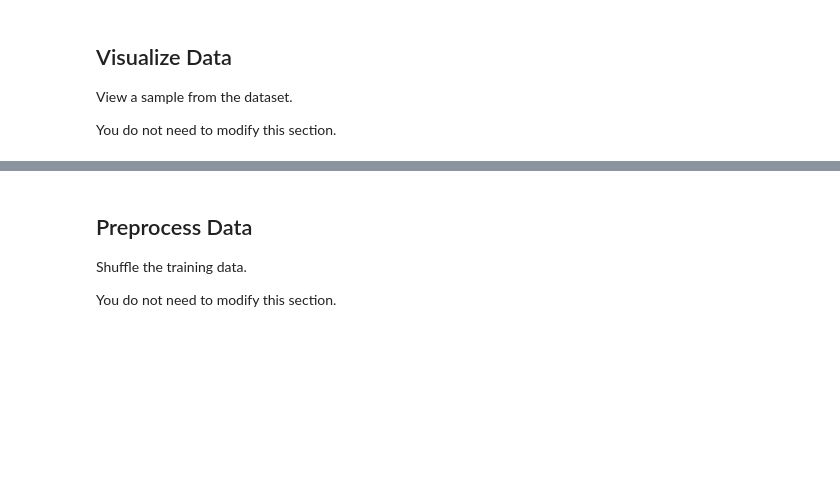
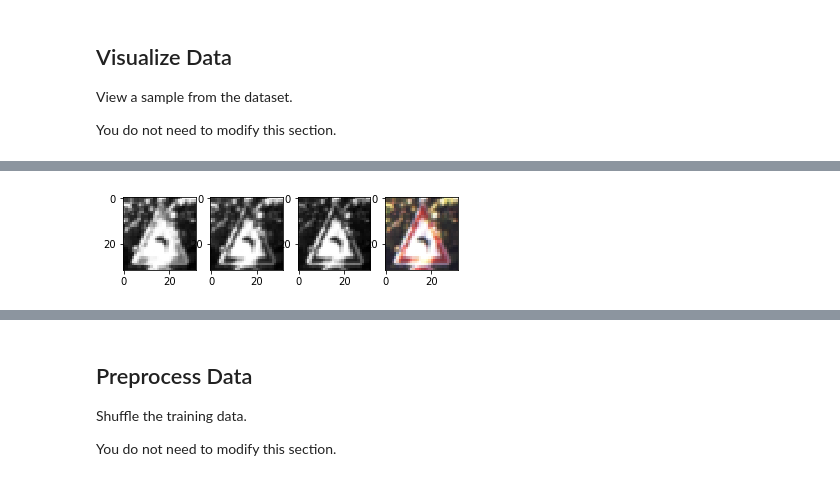
Before and after one commit to autohandle/TrafficSignClassifierProject, a Jupyter notebook: LeNet-Lab-Solution.ipynb, the cells around one changed output, grey strips where cells are left out. Drawn from its saved outputs; the diff is of its cells as text; code cells hidden in the pictures; blank space fills up the shorter version.

Commit message:
trained

```diff
--- a/LeNet-Lab-Solution.ipynb
+++ b/LeNet-Lab-Solution.ipynb
@@ -135,0 +136,88 @@ plot_images(X_train[index:index+9], y_train[index:index+9])
+# %%
+import cv2
+
+def convertToGrayscale(image):
+    """Applies the Grayscale transform
+    This will return an image with only one color channel
+    but NOTE: to see the returned image as grayscale
+    (assuming your grayscaled image is called 'gray')
+    you should call plt.imshow(gray, cmap='gray')"""
+    # return cv2.cvtColor(img, cv2.COLOR_RGB2GRAY)
+    # Or use BGR2GRAY if you read an image with cv2.imread()
+    return cv2.cvtColor(image.copy(), cv2.COLOR_BGR2GRAY)
+
+def findCannyEdges(img, low_threshold, high_threshold):
+    """Applies the Canny transform"""
+    return cv2.Canny(img, low_threshold, high_threshold)
+
+def findHoughLines(img, rho, theta, threshold, min_line_len, max_line_gap):
+    """
+    `img` should be the output of a Canny transform.
+
+    Returns an image with hough lines drawn.
+    """
+    #Python: cv2.HoughLinesP(image, rho, theta, threshold[, lines[, minLineLength[, maxLineGap]]]) → lines
+    lines = cv2.HoughLinesP(img, rho, theta, threshold, np.array([]), minLineLength=min_line_len, maxLineGap=max_line_gap)
+    line_img = np.zeros((img.shape[0], img.shape[1], 3), dtype=np.uint8)
+    drawLines(line_img, lines)
+    return lines, line_img
+
+def gaussian_blur(img, kernel_size):
+    """Applies a Gaussian Noise kernel"""
+    return cv2.GaussianBlur(img, (kernel_size, kernel_size), 0)
+
+def combineImages(img, initial_img, α=0.8, β=1., λ=0.):
+    """
+    `img` is the output of the hough_lines(), An image with lines drawn on it.
+    Should be a blank image (all black) with lines drawn on it.
+
+    `initial_img` should be the image before any processing.
+
+    The result image is computed as follows:
+
+    initial_img * α + img * β + λ
+    NOTE: initial_img and img must be the same shape!
+    """
+    return cv2.addWeighted(initial_img, α, img, β, λ)
+
+threeChannels= X_train[index].copy()
+print("threeChannels shape:",threeChannels.shape,", type:",type(threeChannels),"->", threeChannels.dtype)
+plt.figure(1)
+plt.subplot(1,4,1)
+plt.imshow(threeChannels[:,:,0], cmap='gray')
+plt.subplot(1,4,2)
+plt.imshow(threeChannels[:,:,1], cmap='gray')
+plt.subplot(1,4,3)
+plt.imshow(threeChannels[:,:,2], cmap='gray')
+plt.subplot(1,4,4)
+plt.imshow(threeChannels)
+plt.show()
+#print("threeChannels:",threeChannels)
+
+grayscaleImage=convertToGrayscale(threeChannels)
+plt.figure(2)
+plt.imshow(grayscaleImage, cmap='gray')
+#plt.imshow(X_train[index])
+print(index,"->",y_train[index],", shape:", grayscaleImage.shape)
+cannyEdges=findCannyEdges(grayscaleImage, 0, 255)
+print("cannyEdges shape:", cannyEdges.shape)
+plt.figure(3)
+plt.imshow(cannyEdges, cmap='gray')
+fourChannels=np.ndarray([32,32,4], dtype=np.uint8)
+fourChannels[:,:,0:3]=threeChannels[:,:,:]
+fourChannels[:,:,3]=cannyEdges
+print("fourChannels shape:",fourChannels.shape)
+#print("fourChannels:",fourChannels)
+plt.figure(4)
+plt.subplot(1,5,1)
+plt.imshow(fourChannels[:,:,0], cmap='gray')
+plt.subplot(1,5,2)
+plt.imshow(fourChannels[:,:,1], cmap='gray')
+plt.subplot(1,5,3)
+plt.imshow(fourChannels[:,:,2], cmap='gray')
+plt.subplot(1,5,4)
+plt.imshow(fourChannels[:,:,3], cmap='gray')
+plt.subplot(1,5,5)
+plt.imshow(fourChannels[:,:,0:3])
+plt.show()
+# %% [output]
@@ -135,0 +225 @@ plot_images(X_train[index:index+9], y_train[index:index+9])
+[figure, added]
```
Also changed, not shown: parts of 8 cells of this notebook, 5 other files.
